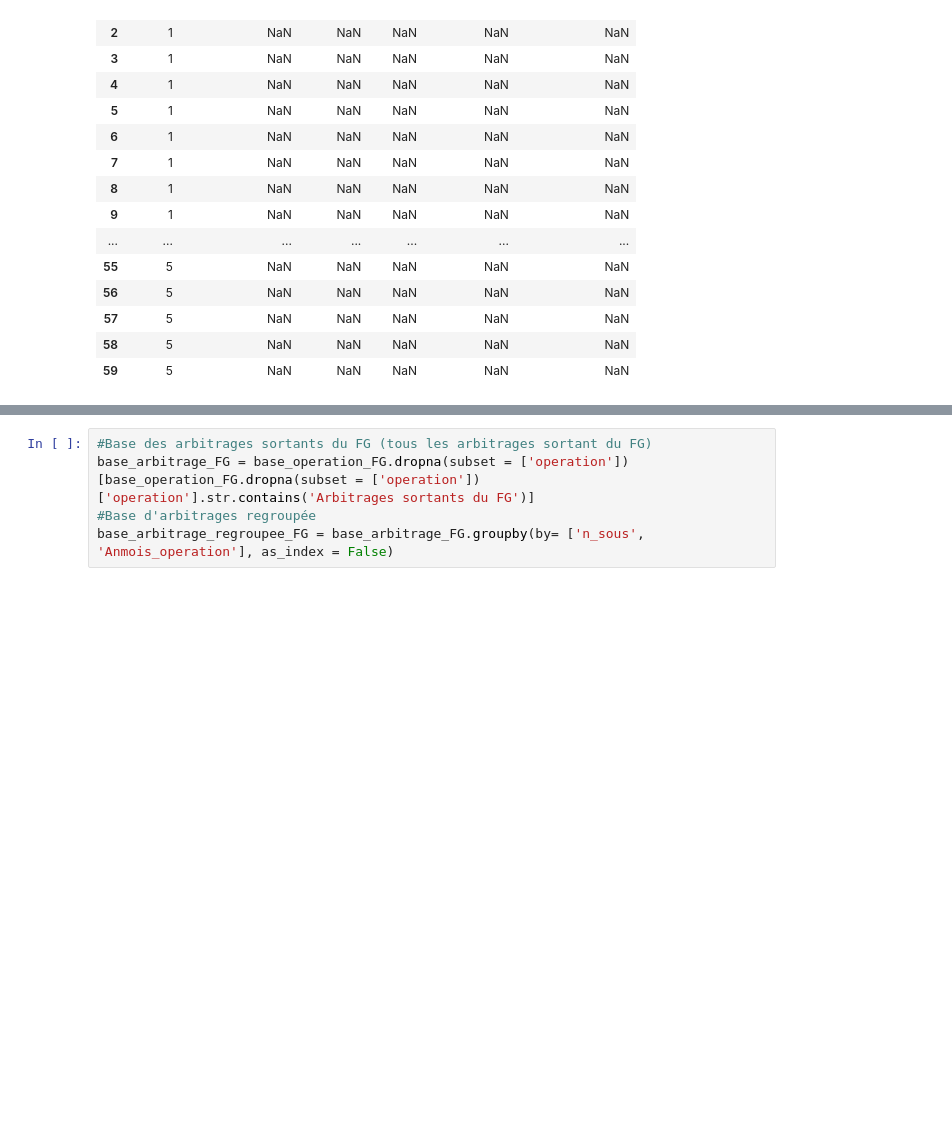
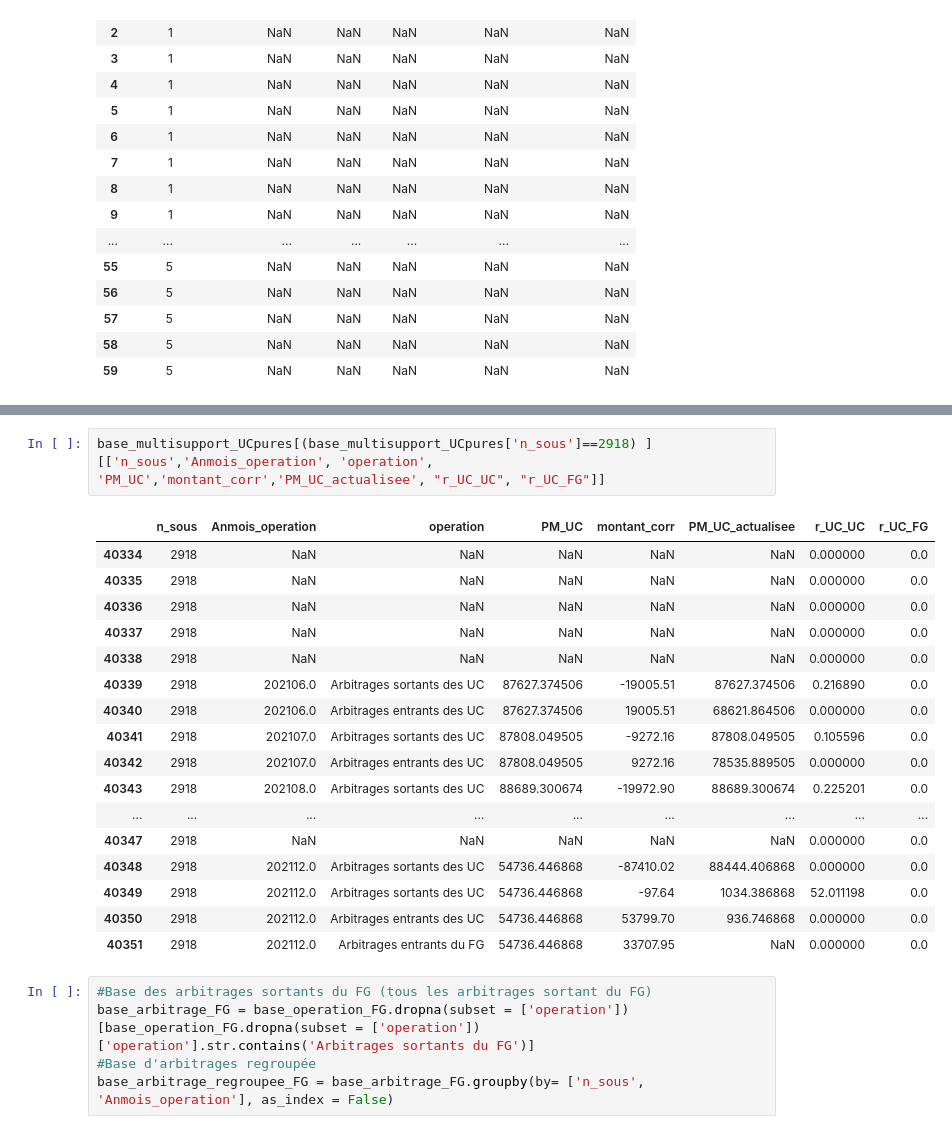
Before and after one commit to afonkou01/Arbitrage_Vie_BNP_Cardif, a Jupyter notebook: Avancement notebook - BNP Cardif_26_01_2024.ipynb, the cells around one changed output, grey strips where cells are left out. Saved outputs shown, nothing was run; the diff lists cells and outputs as text; blank space fills up the shorter version.

```diff
--- a/Avancement notebook - BNP Cardif_26_01_2024.ipynb
+++ b/Avancement notebook - BNP Cardif_26_01_2024.ipynb
@@ -232,3 +239,23 @@ base_multisupport_UCpures[(base_multisupport_UCpures['r_UC_FG']!=0)][['n_sous','
+# %%
+base_multisupport_UCpures[(base_multisupport_UCpures['n_sous']==2918) ][['n_sous','Anmois_operation', 'operation', 'PM_UC','montant_corr','PM_UC_actualisee', "r_UC_UC", "r_UC_FG"]]
+# %% [output]
+|  | n_sous | Anmois_operation | operation | PM_UC | montant_corr | PM_UC_actualisee | r_UC_UC | r_UC_FG |
+| 40334 | 2918 | NaN | NaN | NaN | NaN | NaN | 0.000000 | 0.0 |
+| 40335 | 2918 | NaN | NaN | NaN | NaN | NaN | 0.000000 | 0.0 |
+| 40336 | 2918 | NaN | NaN | NaN | NaN | NaN | 0.000000 | 0.0 |
+| 40337 | 2918 | NaN | NaN | NaN | NaN | NaN | 0.000000 | 0.0 |
+| 40338 | 2918 | NaN | NaN | NaN | NaN | NaN | 0.000000 | 0.0 |
+| 40339 | 2918 | 202106.0 | Arbitrages sortants des UC | 87627.374506 | -19005.51 | 87627.374506 | 0.216890 | 0.0 |
+| 40340 | 2918 | 202106.0 | Arbitrages entrants des UC | 87627.374506 | 19005.51 | 68621.864506 | 0.000000 | 0.0 |
+| 40341 | 2918 | 202107.0 | Arbitrages sortants des UC | 87808.049505 | -9272.16 | 87808.049505 | 0.105596 | 0.0 |
+| 40342 | 2918 | 202107.0 | Arbitrages entrants des UC | 87808.049505 | 9272.16 | 78535.889505 | 0.000000 | 0.0 |
+| 40343 | 2918 | 202108.0 | Arbitrages sortants des UC | 88689.300674 | -19972.90 | 88689.300674 | 0.225201 | 0.0 |
+| ... | ... | ... | ... | ... | ... | ... | ... | ... |
+| 40347 | 2918 | NaN | NaN | NaN | NaN | NaN | 0.000000 | 0.0 |
+| 40348 | 2918 | 202112.0 | Arbitrages sortants des UC | 54736.446868 | -87410.02 | 88444.406868 | 0.000000 | 0.0 |
+| 40349 | 2918 | 202112.0 | Arbitrages sortants des UC | 54736.446868 | -97.64 | 1034.386868 | 52.011198 | 0.0 |
+| 40350 | 2918 | 202112.0 | Arbitrages entrants des UC | 54736.446868 | 53799.70 | 936.746868 | 0.000000 | 0.0 |
+| 40351 | 2918 | 202112.0 | Arbitrages entrants du FG | 54736.446868 | 33707.95 | NaN | 0.000000 | 0.0 |
 # %%
 #Base des arbitrages sortants du FG (tous les arbitrages sortant du FG)
 base_arbitrage_FG = base_operation_FG.dropna(subset = ['operation'])[base_operation_FG.dropna(subset = ['operation'])['operation'].str.contains('Arbitrages sortants du FG')]
```
Also changed, not shown: parts of 2 cells of this notebook.
